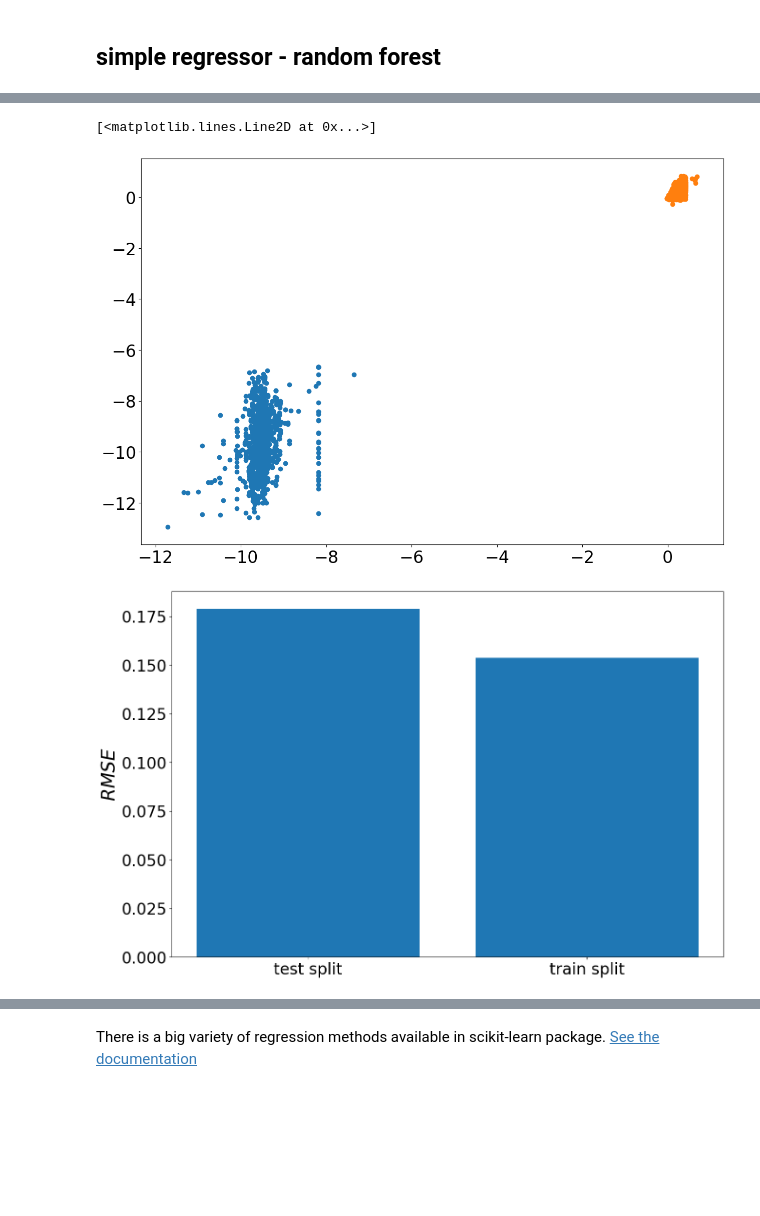
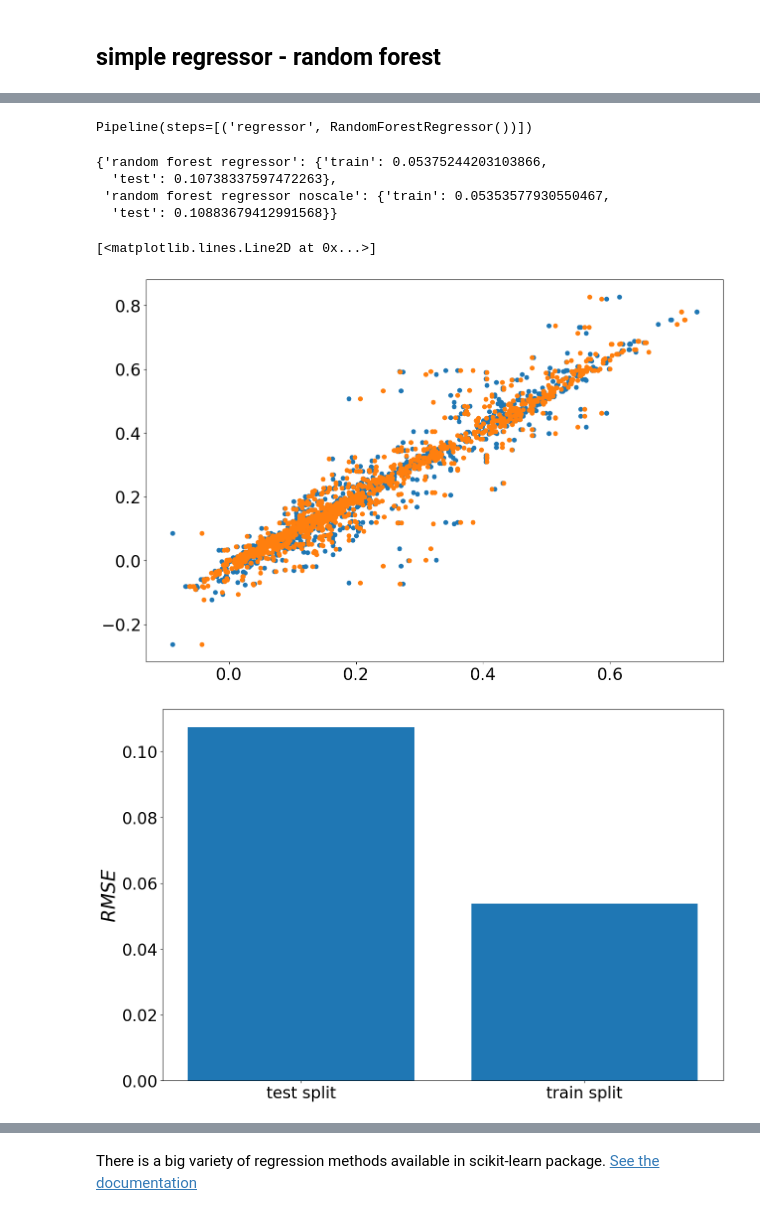
Before and after one commit to AIIMProject/MLFeMoTCPs, a Jupyter notebook: FeatureConcatenation.ipynb, the cells around one changed output, grey strips where cells are left out. Saved outputs shown, nothing was run; the diff lists cells and outputs as text; code cells hidden in the pictures; blank space fills up the shorter version.

```diff
--- a/FeatureConcatenation.ipynb
+++ b/FeatureConcatenation.ipynb
@@ -255,8 +252,5 @@ Pipeline(steps=[('regressor', RandomForestRegressor())])
 # %%
-mses['random forest regressor'] = {
-    'E0': train_test_errors(simple_model['E0'],'E0'),
-    'EF': train_test_errors(simple_model['EF'],'EF')
-}
+mses['random forest regressor'] = train_test_errors(simple_model, X_train, X_test,Y_train, Y_test)
 # %%
 mses
 # %% [output]
@@ -266,12 +259,27 @@ mses
+# %%
+simple_model_noscaler = make_simple_pipe(RandomForestRegressor, with_scaler=False)
+# %%
+simple_model_noscaler.fit(X_train, Y_train)
+# %% [output]
+Pipeline(steps=[('regressor', RandomForestRegressor())])
+# %%
+mses['random forest regressor noscale'] = train_test_errors(simple_model_noscaler, X_train, X_test, Y_train, Y_test)
+# %%
+mses
+# %% [output]
+{'random forest regressor': {'train': 0.05375244203103866,
+  'test': 0.10738337597472263},
+ 'random forest regressor noscale': {'train': 0.05353577930550467,
+  'test': 0.10883679412991568}}
 # %%
-plt.plot(simple_model['E0'].predict(X_train),Y_train['E0'],'o')
-plt.plot(simple_model['EF'].predict(X_train),Y_train['EF'],'o')
+plt.plot(simple_model.predict(X_train),Y_train['EF'],'o')
+plt.plot(simple_model_noscaler.predict(X_train),Y_train,'o')
 # %% [output]
 [<matplotlib.lines.Line2D at 0x...>]
-[figure, old version]
+[figure, new version]
 # %%
-plt.bar(['test split','train split'],[mses['random forest regressor']['EF']['test'], mses['random forest regressor']['EF']['train']])
+plt.bar(['test split','train split'],[mses['random forest regressor']['test'], mses['random forest regressor']['train']])
 label = plt.ylabel('$RMSE$')
 # %% [output]
-[figure, old version]
+[figure, new version]
 # %%
```
Also changed, not shown: parts of 20 cells of this notebook, 1 other file.
